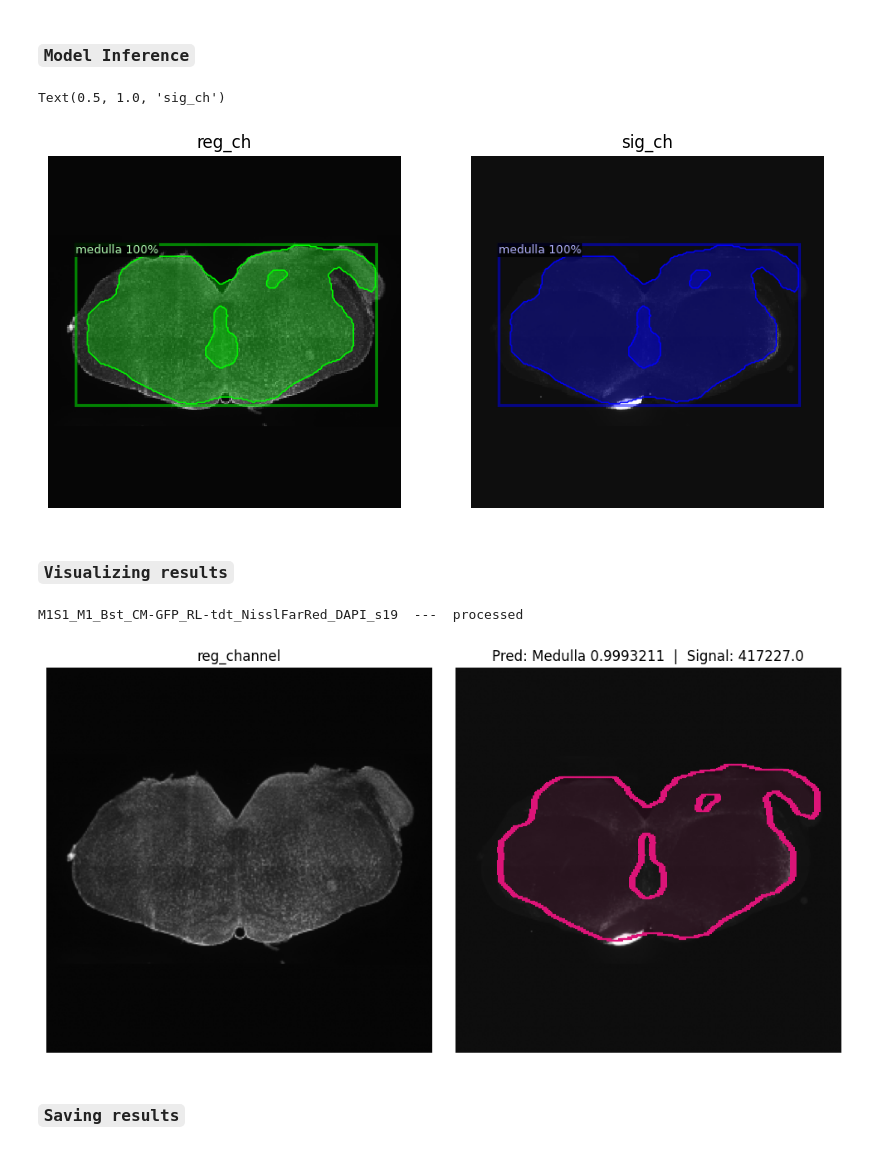
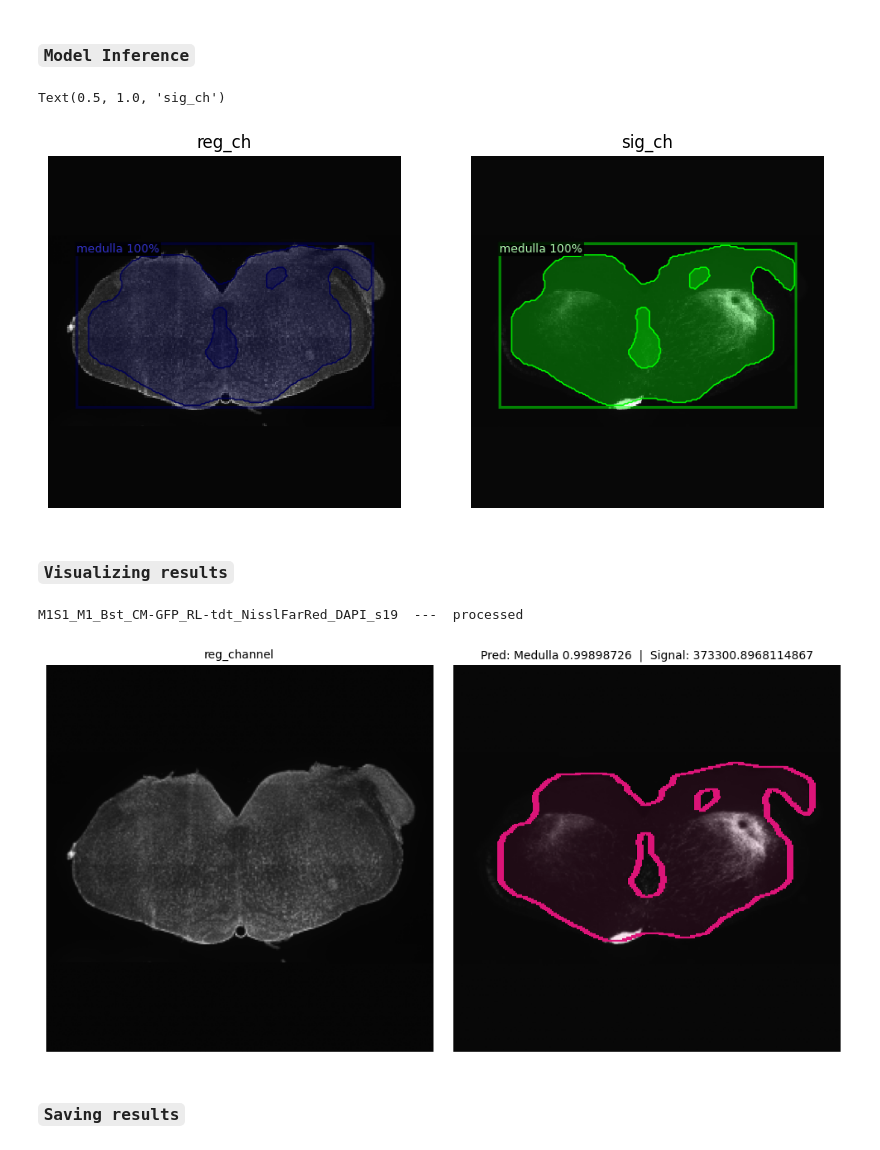
Before and after one commit to itsasimiqbal/StARQ, a Jupyter notebook: Inference_StARQ_2_0_2024.ipynb, the cells around one changed output. Drawn from its saved outputs; the diff is of its cells as text; code cells hidden in the pictures.

Commit message:
updated with image normalization fix

```diff
--- a/Inference_StARQ_2_0_2024.ipynb
+++ b/Inference_StARQ_2_0_2024.ipynb
@@ -187,11 +187,12 @@ StARQ_brainstem_MPM  StARQ_brainstem_MPM.tar
 # %%
 tiff_file_index = 1 # @param {type:"slider", min:0, max:10, step:1}
 reg_ch_index = 2 # @param {type:"slider", min:0, max:3, step:1}
-sig_ch_index = 1 # @param {type:"slider", min:0, max:3, step:1}
+sig_ch_index = 0 # @param {type:"slider", min:0, max:3, step:1}
 # %% [markdown]
 ### `Image Loader`
 # %%
 tif_image = tifffile.imread(data_path+'/'+tif_files[tiff_file_index])
+tif_image = (tif_image/np.max(tif_image))*255
 tif_image_padded = np.zeros((256,256,len(tif_image)))
 plt.figure(figsize=(10,5))
 for x in range(len(tif_image)):
@@ -265,7 +266,7 @@ plt.subplot(1,2,2)
 plt.imshow(out.get_image()[:, :, ::-1]); plt.axis('off'); plt.title('sig_ch')
 # %% [output]
 Text(0.5, 1.0, 'sig_ch')
-[figure, old version]
+[figure, new version]
 # %% [markdown]
 ### `Visualizing results`
 # %%
@@ -301,40 +302,40 @@ sect_quants[key] =     {'Midbrain':[],'Pons':[],'Medulla':[]}
 
 
 plt.figure(figsize=(10,5))
-plt.subplot(1,len(pred_classes)+1,count); plt.imshow(reg_image/255,cmap='inferno'); plt.axis('off'); plt.title('reg_channel')
+plt.subplot(1,len(pred_classes)+1,count); plt.imshow(reg_image/255,cmap='inferno'); plt.axis('off'); plt.title('reg_channel',fontsize=10)
 count+=1
 pred_masks = outputs['instances'].get('pred_masks'); pred_masks = pred_masks.to('cpu').numpy()
 temp_contours_global = []
 temp_contours_global_color = []
 global_temp_white = np.zeros((256,256,4))
 
 for idx in range(len(pred_classes)):
   pred_temp = pred_masks[idx]
   temp_white = np.zeros((256,256,4))
   #temp = mouse_label_dict[labels[pred_classes[idx]]][0]
   for x in range(3):
     temp_white[:,:,x] = (pred_temp)*mouse_label_dict[labels[pred_classes[idx]]][0][x]/255
   temp_white[:,:,3] = pred_temp
 
   sect_masks[key][labels[pred_classes[idx]]] = np.uint(pred_temp)
   sect_masks_area[key][labels[pred_classes[idx]]] = np.sum(np.uint(pred_temp))
   sect_confid[key][labels[pred_classes[idx]]] = pred_scores[idx]
   sect_quants[key][labels[pred_classes[idx]]] = np.sum(sig_image[:,:,0]*np.uint8(pred_temp))
   plt.subplot(1,len(pred_classes)+1,count); plt.imshow(sig_image/255); plt.imshow(temp_white,cmap='inferno',alpha=0.1); plt.axis('off');
-  plt.title('Pred: '+labels[pred_classes[idx]]+' '+str(pred_scores[idx])+'  |  Signal: '+str(np.sum(sig_image[:,:,0]*np.uint8(pred_temp))))
+  plt.title('Pred: '+labels[pred_classes[idx]]+' '+str(pred_scores[idx])+'  |  Signal: '+str(np.sum(sig_image[:,:,0]*np.uint8(pred_temp))),fontsize=10)
   temp_contours, temp_polygons = extract_polygons(pred_temp)
   if len(temp_contours)>0:
     for temp_cont in temp_contours:
       temp_contours_global.append(temp_cont)
       temp_contours_global_color.append([mouse_label_dict[labels[pred_classes[idx]]][0][0]/255,mouse_label_dict[labels[pred_classes[idx]]][0][1]/255,mouse_label_dict[labels[pred_classes[idx]]][0][2]/255])
       for val in temp_cont:
         plt.scatter(val[1],val[0],color=[mouse_label_dict[labels[pred_classes[idx]]][0][0]/255,mouse_label_dict[labels[pred_classes[idx]]][0][1]/255,mouse_label_dict[labels[pred_classes[idx]]][0][2]/255],marker=1)
   count+=1
 print(key,' --- ', 'processed')
 plt.tight_layout()
 # %% [output]
 M1S1_M1_Bst_CM-GFP_RL-tdt_NisslFarRed_DAPI_s19  ---  processed
-[figure, old version]
+[figure, new version]
 # %% [markdown]
 ### `Saving results`
 # %%
```
Also changed, not shown: parts of 5 cells of this notebook.
